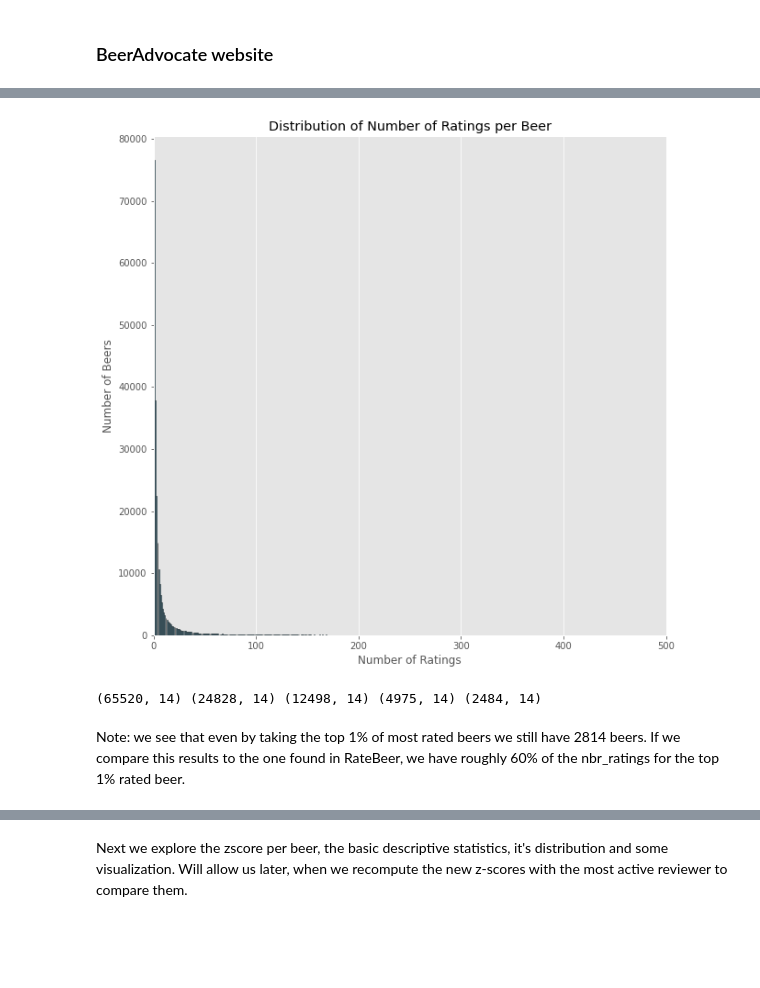
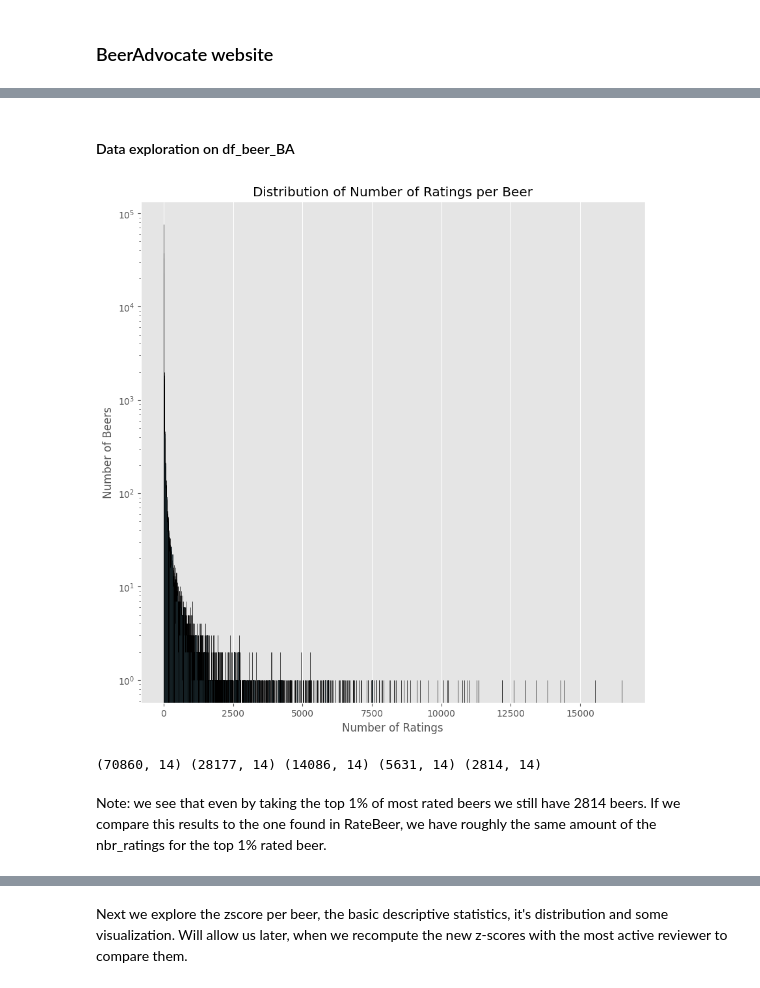
Before and after one commit to epfl-ada/ada-2023-project-adalcoholics86, a Jupyter notebook: milestoneP2.ipynb, the cells around one changed output, grey strips where cells are left out. Drawn from its saved outputs; the diff is of its cells as text; code cells hidden in the pictures; blank space fills up the shorter version.

```diff
--- a/milestoneP2.ipynb
+++ b/milestoneP2.ipynb
@@ -625,7 +441,3 @@ Interpretation : --> ?
 df_beer_BA = pd.read_csv("BeerAdvocate/beers.csv", index_col='beer_id')
 df_breweries_BA  = pd.read_csv("BeerAdvocate/breweries.csv")
 df_users_BA = pd.read_csv("BEerAdvocate/users.csv")
-# %%
-df_beer_BA = df_beer_BA[df_beer_BA['nbr_ratings'] != 0].copy()
-df_beer_BA = df_beer_BA[df_beer_BA['zscore'] != 0]
-df_beer_BA = df_beer_BA[df_beer_BA['ba_score'] != 0]
@@ -649,18 +444,24 @@ df_beer_BA
+# %% [markdown]
+#### Data exploration on df_beer_BA
 # %%
+# Drop rows where there is no ratings
+df_beer_BA.nbr_ratings.dropna().copy()
+df_beer_BA.zscore.dropna()
+
 # Count the number of beers for each number of ratings
 reviews_counts = df_beer_BA['nbr_ratings'].value_counts().sort_index()
 
 # Plot the distribution of number of ratings per beer
 plt.figure(figsize=(10,10))
 plt.bar(reviews_counts.index, reviews_counts.values, color='skyblue', edgecolor='black')
 plt.xlabel('Number of Ratings')
 plt.ylabel('Number of Beers')
+plt.yscale('log')
 plt.title('Distribution of Number of Ratings per Beer')
 plt.grid(axis='y')
-plt.xlim(0, 500)
 plt.show()
 # %% [output]
-[figure, old version]
+[figure, new version]
 # %%
 # Get an idea of the distribution of the number of ratings per beer
 
@@ -684,6 +485,6 @@ filtered_beers95_BA.shape,
 filtered_beers98_BA.shape,
 filtered_beers99_BA.shape)
 # %% [output]
-(65520, 14) (24828, 14) (12498, 14) (4975, 14) (2484, 14)
+(70860, 14) (28177, 14) (14086, 14) (5631, 14) (2814, 14)
 # %% [markdown]
-Note: we see that even by taking the top 1% of most rated beers we still have 2814 beers. If we compare this results to the one found in RateBeer, we have roughly 60% of the nbr_ratings for the top 1% rated beer.
+Note: we see that even by taking the top 1% of most rated beers we still have 2814 beers. If we compare this results to the one found in RateBeer, we have roughly the same amount of the nbr_ratings for the top 1% rated beer.
```
Also changed, not shown: parts of 103 cells of this notebook.
